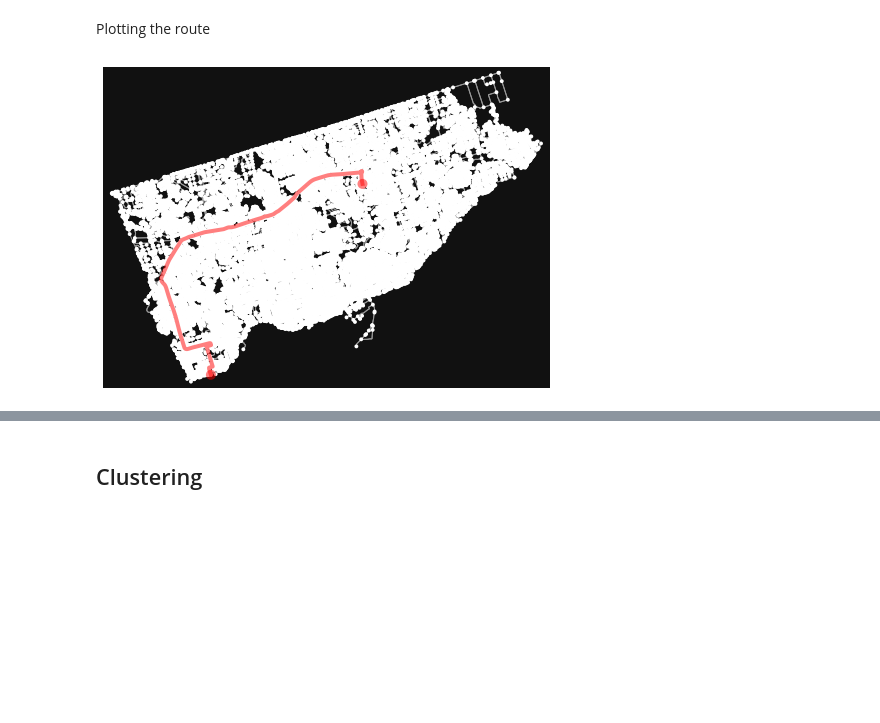
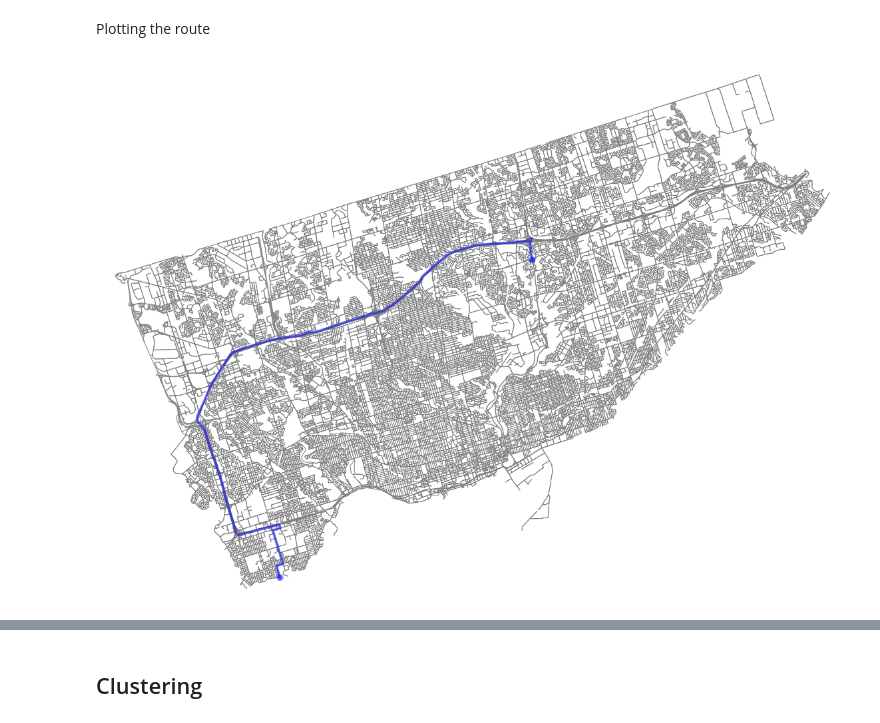
Before and after one commit to Inder-Dhillon/Toronto-Accidents-As-A-Network, a Jupyter notebook: Project_Notebook.ipynb, the cells around one changed output, grey strips where cells are left out. Cells and saved outputs as stored; diff of their text form; code cells hidden in the pictures; blank space fills up the shorter version.

Commit message:
Changed graph layout

```diff
--- a/Project_Notebook.ipynb
+++ b/Project_Notebook.ipynb
@@ -307,9 +307,9 @@ def get_route_by_time(origin, destination):
   return nx.shortest_path(G, source=origin, target = destination, weight = 'travel_time', method='dijkstra')
 # %% [markdown]
 Plotting the route
-# %%
-def plot_route(route):
-  ox.plot_graph_route(G, route=route)
+# %%
+def plot_route(route_list, color):
+  ox.plot_graph_route(G, bgcolor='white', node_size=1.0, node_color='gray', edge_color='gray',route=route_list, route_color = color, dpi=300, figsize=(20,20))
 # %%
 orig = list(G)[1]
 dest = list(G)[-1]
@@ -317,7 +317,7 @@ route_time = get_route_by_time(orig, dest)
 route_distance = get_route_by_length(orig, dest)
 route_risk = get_route_by_risk(orig, dest)
 # %%
-plot_route(route_time)
+plot_route(route_time, 'b')
 # %% [output]
-[figure, old version]
+[figure, new version]
 # %%
```
Also changed, not shown: parts of 4 cells of this notebook.
